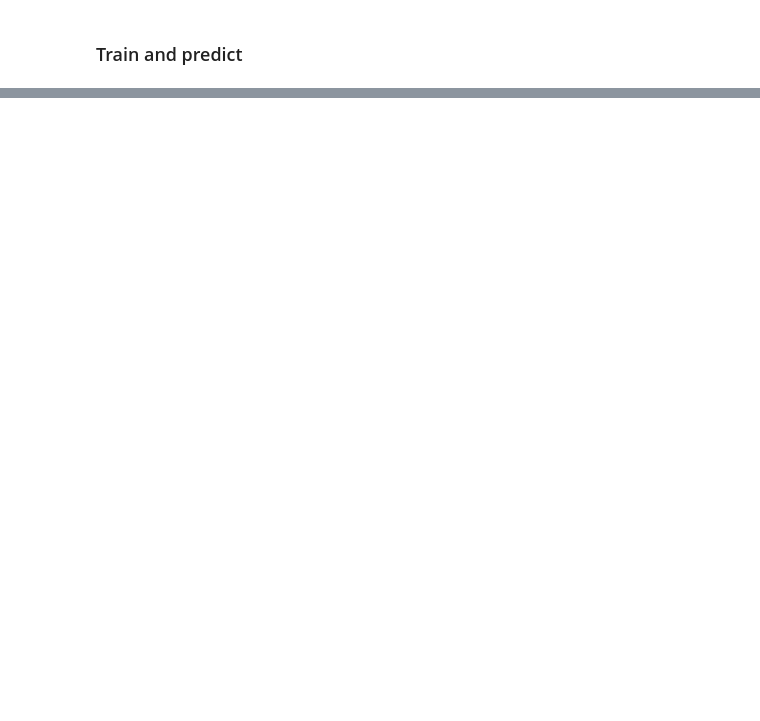
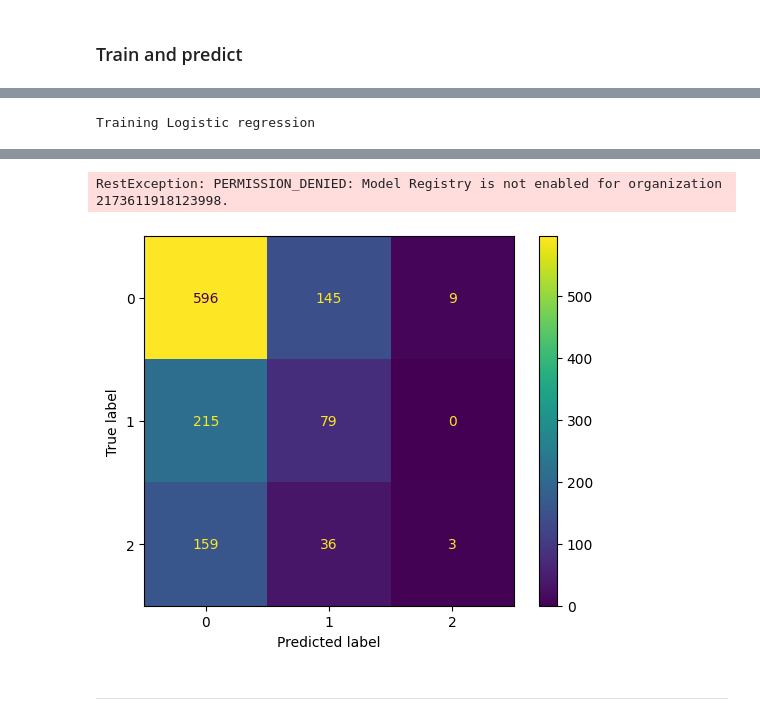
Before and after one commit to josmunpen/my-league-oracle, a Jupyter notebook: tests.ipynb, the cells around one changed output, grey strips where cells are left out. Drawn from its saved outputs; the diff is of its cells as text; code cells hidden in the pictures; blank space fills up the shorter version.

Commit message:
Add MLFlow models evaluation

```diff
--- a/tests.ipynb
+++ b/tests.ipynb
@@ -482,0 +477,2 @@ df.head()
+# %%
+mlflow.set_tracking_uri("databricks")
@@ -482,0 +531,19 @@ df.head()
+# %%
+num_samples = len(X)
+# %%
+classifiers = [
+            (LogisticRegression(max_iter=10000, ), 'Logistic regression'),
+            (KNeighborsClassifier(1), 'KNN - 1'),
+            (KNeighborsClassifier(3), 'KNN - 3'),
+            (KNeighborsClassifier(5), 'KNN - 5'),
+            (KNeighborsClassifier(15), 'KNN - 15'),
+            (KNeighborsClassifier(25), 'KNN - 25'),
+            (KNeighborsClassifier(50), 'KNN - 50'),
+            (DecisionTreeClassifier(), 'Decision tree'),
+            (RandomForestClassifier(n_estimators=10), 'RFC - 10'),
+            (RandomForestClassifier(n_estimators=100), 'RFC - 100'),
+            (RandomForestClassifier(n_estimators=1000), 'RFC - 1000'),
+            (GradientBoostingClassifier(),'GBR'),
+            (xgb.XGBClassifier(), 'XGB')
+              #TODO: EXTREME GRADIENT BOOSTING
+]
@@ -482,0 +588,18 @@ df.head()
+# %%
+import matplotlib.pyplot as plt
+def evaluate_classifier(classifier, X, y):
+    start = time.time()
+    y_pred = cross_val_predict(classifier,X,y,cv=10)
+    y_pred_proba = cross_val_predict(classifier, X, y, cv=10, method='predict_proba')
+    acc = metrics.accuracy_score(y, y_pred)
+    precision = metrics.precision_score(y, y_pred, average="macro")
+    recall = metrics.recall_score(y, y_pred, average="macro")
+    f1 = metrics.f1_score(y,y_pred, average="macro")
+    # roc = metrics.roc_auc_score(y, y_pred_proba[:,1], average="macro", multi_class="ovo")
+    cm = metrics.confusion_matrix(y, y_pred)
+    end = time.time()
+
+    model_metrics = {"accuracy": acc, "precision": precision, "recall": recall, "f1": f1, "confusion_matrix": cm, "elapsed_time": end-start}
+
+
+    return model_metrics
@@ -482,0 +613,8 @@ df.head()
+# %%
+for classifier, name in classifiers:
+  print(f"Training {name}")
+  model_metrics = evaluate_classifier(classifier, X, y)
+  cm = metrics.ConfusionMatrixDisplay(confusion_matrix=model_metrics["confusion_matrix"]).plot()
+  track_model(classifier, name, log_model=True, model_metrics=model_metrics, params={"dataset_size": num_samples, "scaled":scaled, "history_feature": history_feature}, figures={"confusion_matrix": cm.figure_})
+# %% [output]
+Training Logistic regression
@@ -482,0 +638,4 @@ df.head()
+RestException: PERMISSION_DENIED: Model Registry is not enabled for organization 2173611918123998.
+[figure, added]
+# %% [markdown]
+_______________
```
Also changed, not shown: parts of 73 cells of this notebook, 4 other files.
